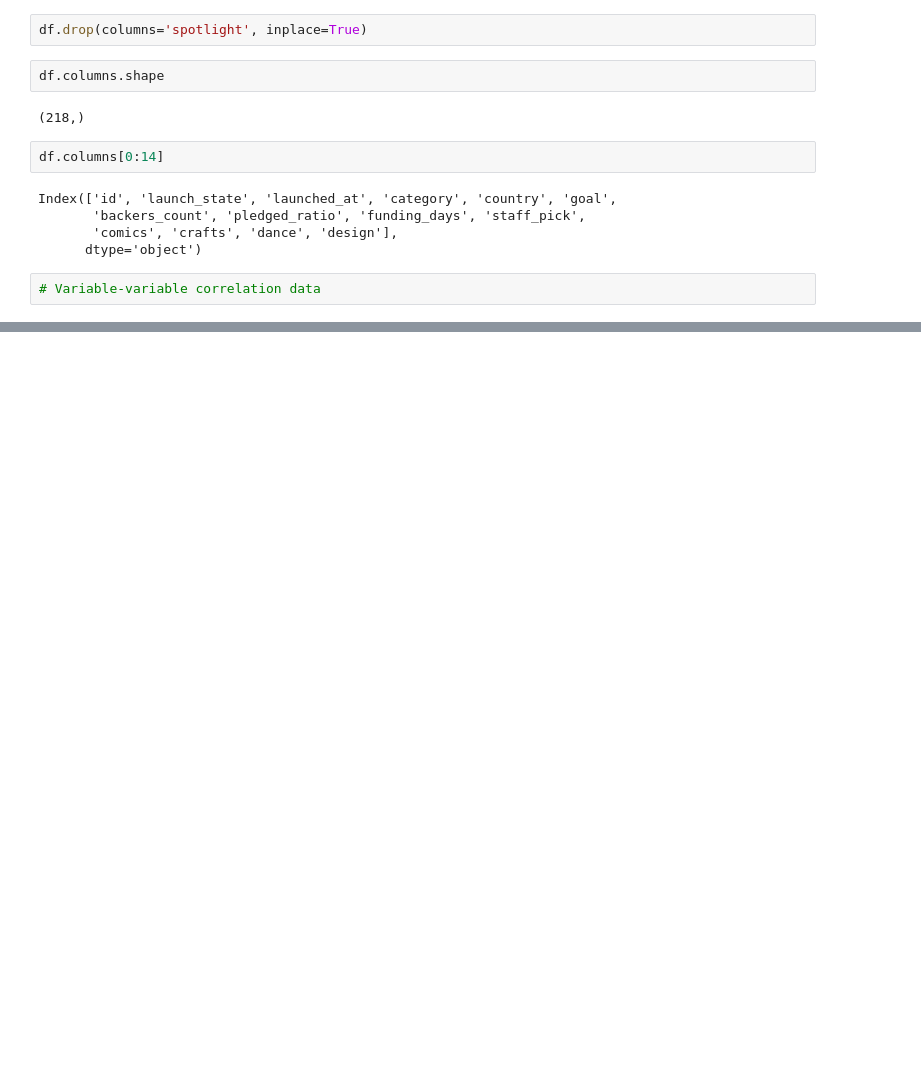
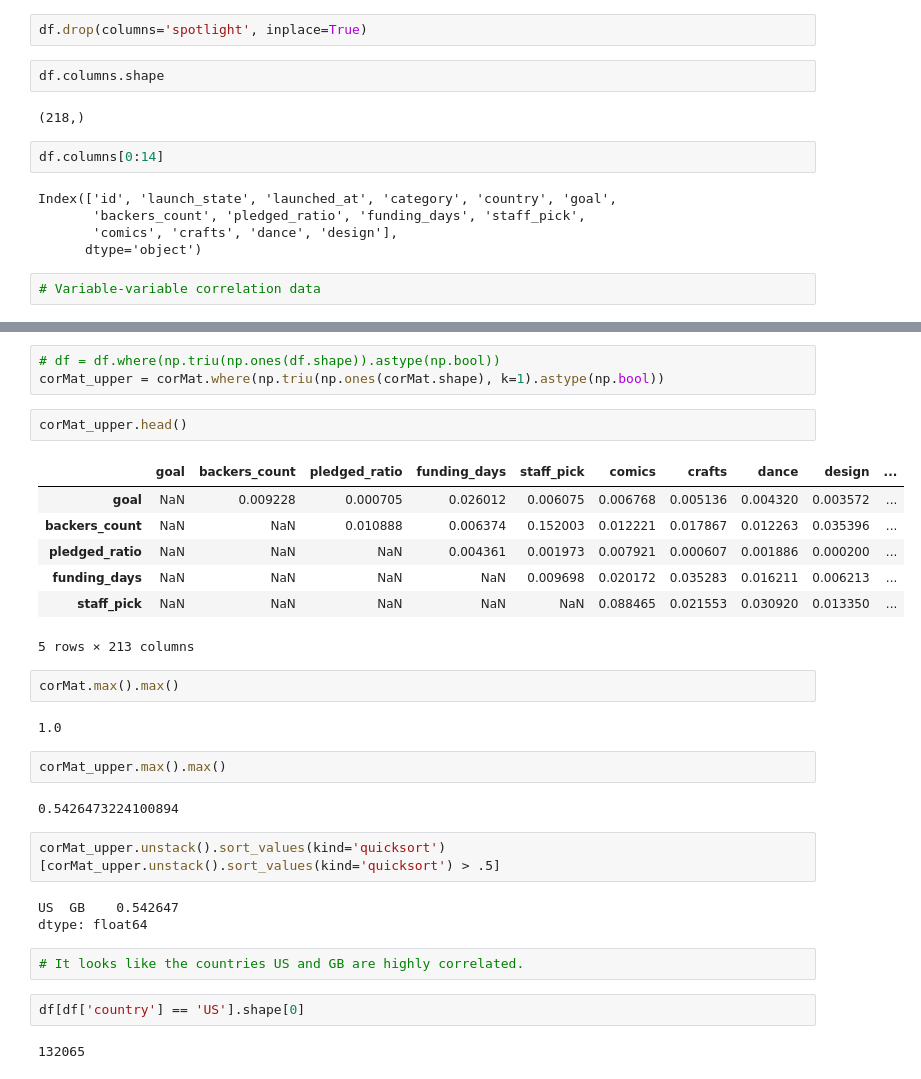
Before and after one commit to stevebachmeier/kickstarter-success-analysis, a Jupyter notebook: 02 Working - Variable Reduction.ipynb, the cells around one changed output, grey strips where cells are left out. Saved outputs shown, nothing was run; the diff lists cells and outputs as text; blank space fills up the shorter version.

```diff
--- a/02 Working - Variable Reduction.ipynb
+++ b/02 Working - Variable Reduction.ipynb
@@ -202,0 +219,32 @@ sns.heatmap(df.drop(df.columns[11:], axis=1).drop(columns=['id','launched_at','c
+# %%
+# df = df.where(np.triu(np.ones(df.shape)).astype(np.bool))
+corMat_upper = corMat.where(np.triu(np.ones(corMat.shape), k=1).astype(np.bool))
+# %%
+corMat_upper.head()
+# %% [output]
+|  | goal | backers_count | pledged_ratio | funding_days | staff_pick | comics | crafts | dance | design | ... |
+| goal | NaN | 0.009228 | 0.000705 | 0.026012 | 0.006075 | 0.006768 | 0.005136 | 0.004320 | 0.003572 | ... |
+| backers_count | NaN | NaN | 0.010888 | 0.006374 | 0.152003 | 0.012221 | 0.017867 | 0.012263 | 0.035396 | ... |
+| pledged_ratio | NaN | NaN | NaN | 0.004361 | 0.001973 | 0.007921 | 0.000607 | 0.001886 | 0.000200 | ... |
+| funding_days | NaN | NaN | NaN | NaN | 0.009698 | 0.020172 | 0.035283 | 0.016211 | 0.006213 | ... |
+| staff_pick | NaN | NaN | NaN | NaN | NaN | 0.088465 | 0.021553 | 0.030920 | 0.013350 | ... |
+5 rows × 213 columns
+# %%
+corMat.max().max()
+# %% [output]
+1.0
+# %%
+corMat_upper.max().max()
+# %% [output]
+0.5426473224100894
+# %%
+corMat_upper.unstack().sort_values(kind='quicksort')[corMat_upper.unstack().sort_values(kind='quicksort') > .5]
+# %% [output]
+US  GB    0.542647
+dtype: float64
+# %%
+# It looks like the countries US and GB are highly correlated.
+# %%
+df[df['country'] == 'US'].shape[0]
+# %% [output]
+132065
```
Also changed, not shown: parts of 27 cells of this notebook, 1 other file.
